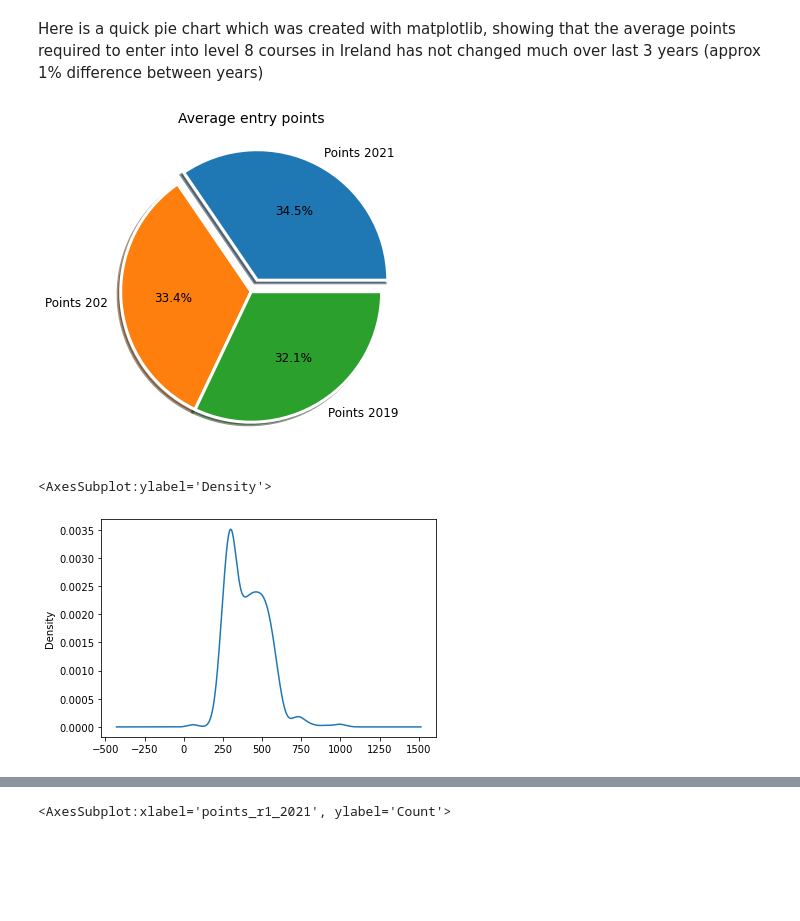
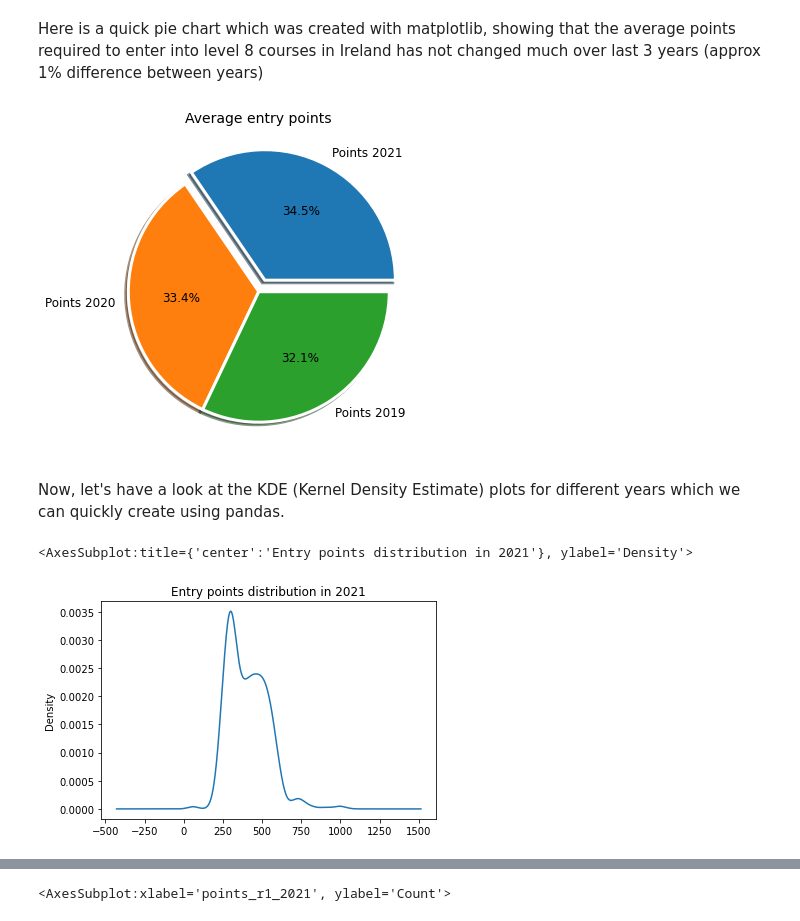
Before and after one commit to angelinka/Fundamentals-of-Data-Analysis, a Jupyter notebook: cao.ipynb, the cells around one changed output, grey strips where cells are left out. Cells and saved outputs as stored; diff of their text form; code cells hidden in the pictures; blank space fills up the shorter version.

Commit message:
Added comparison of the data with plots

```diff
--- a/cao.ipynb
+++ b/cao.ipynb
@@ -785,16 +764,18 @@ Here is a quick pie chart which was created with matplotlib, showing that the av
 # %%
 avg = allcourses[cols].mean()
 pie, ax = plt.subplots(figsize=[10,6])
-names = 'Points 2021', 'Points 202', 'Points 2019'
+names = 'Points 2021', 'Points 2020', 'Points 2019'
 labels = names
 explode = (0.1, 0, 0)
 plt.pie(x=avg, autopct="%.1f%%", labels=labels, textprops={'fontsize': 12}, explode=explode,shadow=True,
         wedgeprops = { 'linewidth' : 3, 'edgecolor' : 'white' })
 plt.title('Average entry points', fontsize=14);
 # %% [output]
-[figure, old version]
+[figure, new version]
+# %% [markdown]
+Now, let's have a look at the KDE (Kernel Density Estimate) plots for different years which we can quickly create using pandas.
 # %%
-allcourses['points_r1_2021'].plot.kde()
+allcourses['points_r1_2021'].plot.kde(title='Entry points distribution in 2021')
 # %% [output]
-<AxesSubplot:ylabel='Density'>
+<AxesSubplot:title={'center':'Entry points distribution in 2021'}, ylabel='Density'>
-[figure, old version]
+[figure, new version]
```
Also changed, not shown: parts of 23 cells of this notebook, 18 other files.
